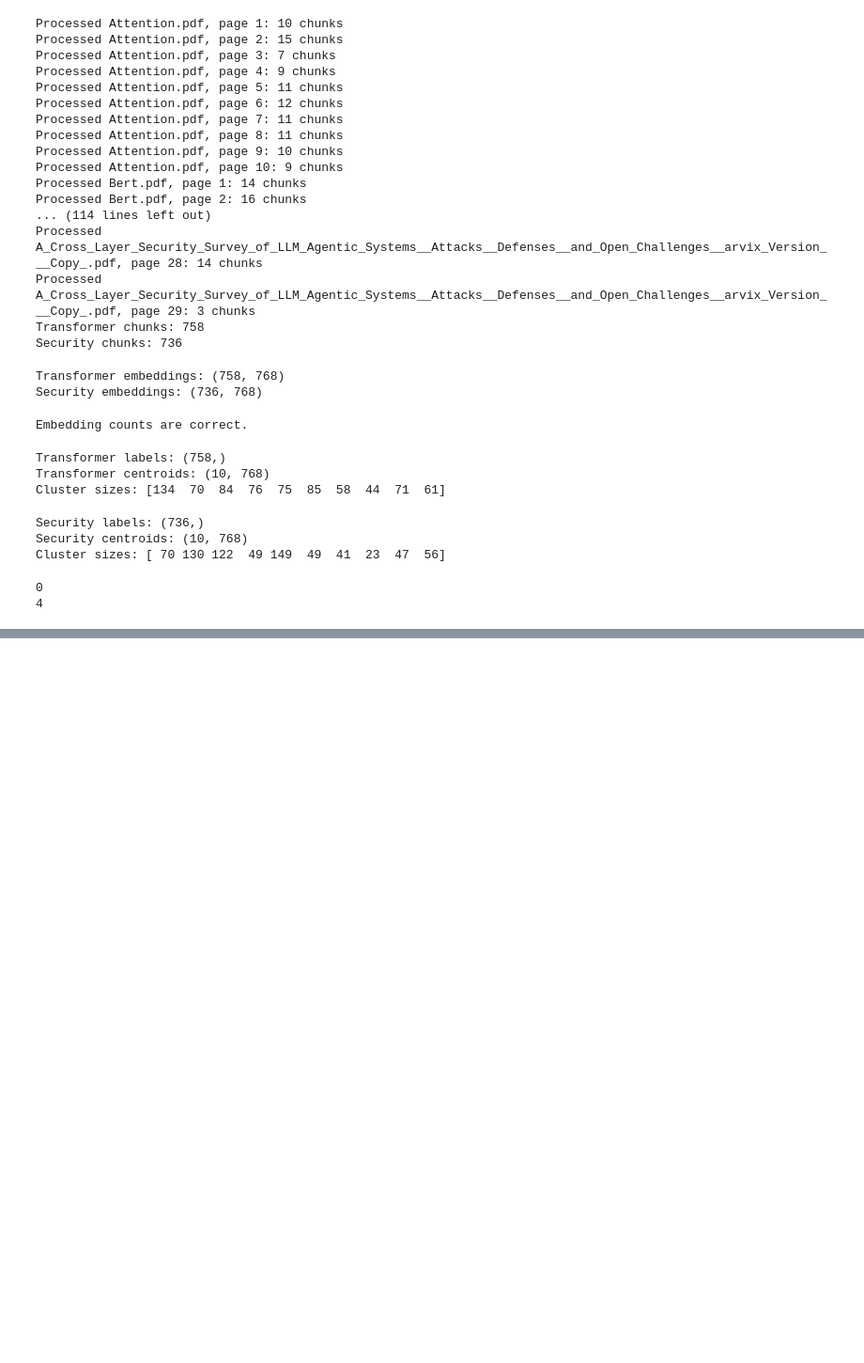
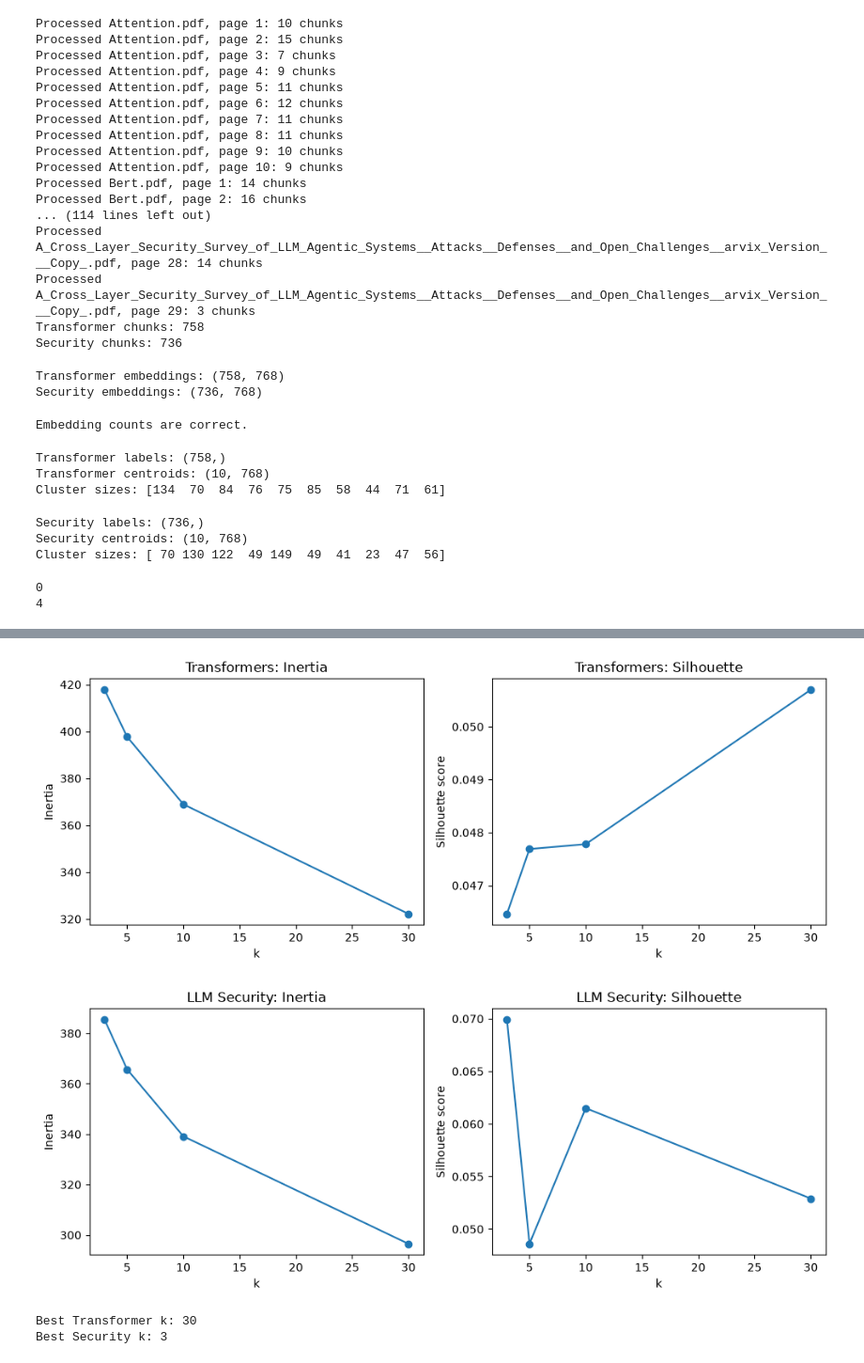
Before and after one commit to sh7vashrestha/Advance_ML_Assignments, a Jupyter notebook: assignment1.ipynb, the cells around one changed output, grey strips where cells are left out. Shown at 94% size. Saved outputs shown, nothing was run; the diff lists cells and outputs as text; code cells hidden in the pictures; blank space fills up the shorter version.

```diff
--- a/assignment1.ipynb
+++ b/assignment1.ipynb
@@ -419,0 +393,62 @@ NameError: name 'embeddings' is not defined
+# %%
+import matplotlib.pyplot as plt
+
+
+def plot_k_results(results, title):
+    k_values = [result["k"] for result in results]
+    inertias = [result["inertia"] for result in results]
+    silhouettes = [
+        result["silhouette"]
+        for result in results
+    ]
+
+    fig, axes = plt.subplots(1, 2, figsize=(10, 4))
+
+    axes[0].plot(k_values, inertias, marker="o")
+    axes[0].set_title(f"{title}: Inertia")
+    axes[0].set_xlabel("k")
+    axes[0].set_ylabel("Inertia")
+
+    axes[1].plot(k_values, silhouettes, marker="o")
+    axes[1].set_title(f"{title}: Silhouette")
+    axes[1].set_xlabel("k")
+    axes[1].set_ylabel("Silhouette score")
+
+    plt.tight_layout()
+    plt.show()
+# %%
+plot_k_results(
+    transformer_k_results,
+    "Transformers"
+)
+
+plot_k_results(
+    security_k_results,
+    "LLM Security"
+)
+# %% [output]
+[figure, added]
+[figure, added]
+# %%
+best_transformer_k = max(
+    transformer_k_results,
+    key=lambda result: result["silhouette"]
+)
+
+best_security_k = max(
+    security_k_results,
+    key=lambda result: result["silhouette"]
+)
+
+print(
+    "Best Transformer k:",
+    best_transformer_k["k"]
+)
+
+print(
+    "Best Security k:",
+    best_security_k["k"]
+)
+# %% [output]
+Best Transformer k: 30
+Best Security k: 3
```
Also changed, not shown: parts of 24 cells of this notebook, 8 other files.
